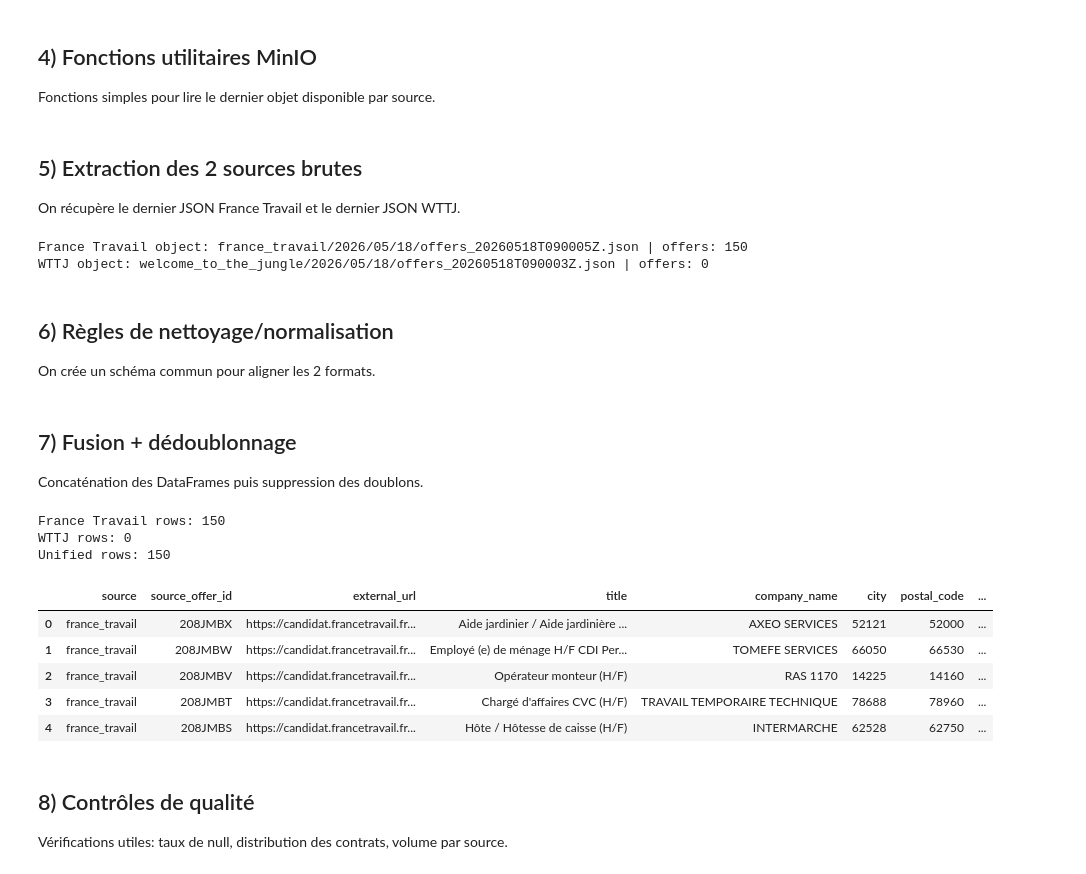
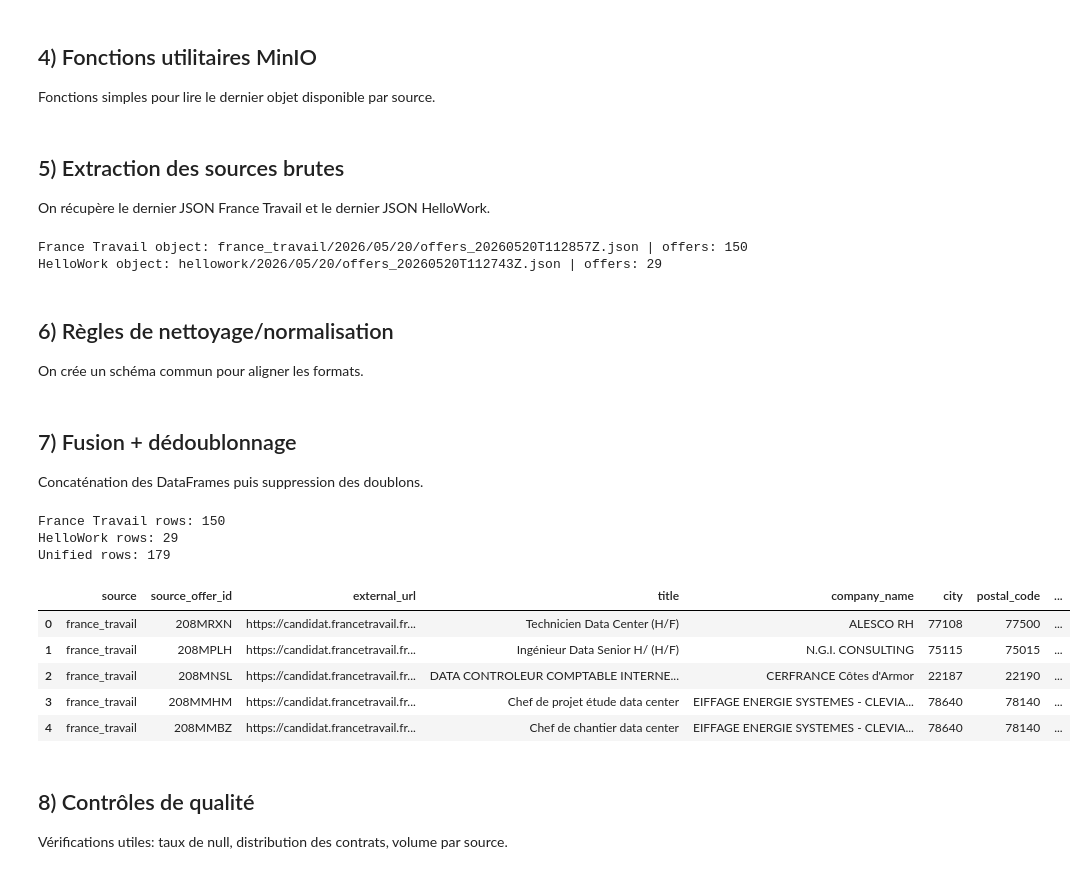
Before and after one commit to YanisBra/Job-market-etl-factory, a Jupyter notebook: notebooks/etl_exploration_minio.ipynb, the cells around one changed output. Cells and saved outputs as stored; diff of their text form; code cells hidden in the pictures.

```diff
--- a/notebooks/etl_exploration_minio.ipynb
+++ b/notebooks/etl_exploration_minio.ipynb
@@ -86,25 +86,25 @@ def read_json_from_minio(bucket: str, object_name: str) -> dict:
         resp.release_conn()
     return json.loads(payload_bytes.decode('utf-8'))
 # %% [markdown]
-## 5) Extraction des 2 sources brutes
+## 5) Extraction des sources brutes
 
-On récupère le dernier JSON France Travail et le dernier JSON WTTJ.
+On récupère le dernier JSON France Travail et le dernier JSON HelloWork.
 # %%
 ft_object = latest_object_name(bucket_api, 'france_travail/')
-wttj_object = latest_object_name(bucket_scrap, 'welcome_to_the_jungle/')
+hw_object = latest_object_name(bucket_scrap, 'hellowork/')
 
 ft_payload = read_json_from_minio(bucket_api, ft_object)
-wttj_payload = read_json_from_minio(bucket_scrap, wttj_object)
+hw_payload = read_json_from_minio(bucket_scrap, hw_object)
 
 print('France Travail object:', ft_object, '| offers:', len(ft_payload.get('offers', [])))
-print('WTTJ object:', wttj_object, '| offers:', len(wttj_payload.get('offers', [])))
+print('HelloWork object:', hw_object, '| offers:', len(hw_payload.get('offers', [])))
 # %% [output]
-France Travail object: france_travail/2026/05/18/offers_20260518T090005Z.json | offers: 150
-WTTJ object: welcome_to_the_jungle/2026/05/18/offers_20260518T090003Z.json | offers: 0
+France Travail object: france_travail/2026/05/20/offers_20260520T112857Z.json | offers: 150
+HelloWork object: hellowork/2026/05/20/offers_20260520T112743Z.json | offers: 29
 # %% [markdown]
 ## 6) Règles de nettoyage/normalisation
 
-On crée un schéma commun pour aligner les 2 formats.
+On crée un schéma commun pour aligner les formats.
 # %%
 def clean_text(v):
     if v is None:
@@ -148,7 +148,7 @@ def normalize_france_travail(offer: dict) -> dict:
     }
 
 
-def normalize_wttj(offer: dict) -> dict:
+def normalize_hellowork(offer: dict) -> dict:
     contract_type_raw = clean_text(offer.get('typeContrat'))
     title = clean_text(offer.get('intitule'))
     alternance_flag = alternance_flag_from_offer(offer)
@@ -156,7 +156,7 @@ def normalize_wttj(offer: dict) -> dict:
     salaire = offer.get('salaire') if isinstance(offer.get('salaire'), dict) else {}
 
     return {
-        'source': 'welcome_to_the_jungle',
+        'source': 'hellowork',
         'source_offer_id': clean_text(offer.get('id')),
         'external_url': clean_text((offer.get('origineOffre') or {}).get('urlOrigine')),
         'title': title,
@@ -181,28 +181,28 @@ def normalize_wttj(offer: dict) -> dict:
 Concaténation des DataFrames puis suppression des doublons.
 # %%
 ft_rows = [normalize_france_travail(o) for o in ft_payload.get('offers', []) if isinstance(o, dict)]
-wttj_rows = [normalize_wttj(o) for o in wttj_payload.get('offers', []) if isinstance(o, dict)]
+hw_rows = [normalize_hellowork(o) for o in hw_payload.get('offers', []) if isinstance(o, dict)]
 
 df_ft = pd.DataFrame(ft_rows)
-df_wttj = pd.DataFrame(wttj_rows)
+df_hw = pd.DataFrame(hw_rows)
 
-df_unified = pd.concat([df_ft, df_wttj], ignore_index=True)
+df_unified = pd.concat([df_ft, df_hw], ignore_index=True)
 df_unified = df_unified.drop_duplicates(subset=['source', 'source_offer_id', 'external_url'], keep='last')
 
 print('France Travail rows:', len(df_ft))
-print('WTTJ rows:', len(df_wttj))
+print('HelloWork rows:', len(df_hw))
 print('Unified rows:', len(df_unified))
 df_unified.head(5)
 # %% [output]
 France Travail rows: 150
-WTTJ rows: 0
-Unified rows: 150
+HelloWork rows: 29
+Unified rows: 179
 |  | source | source_offer_id | external_url | title | company_name | city | postal_code | ... |
-| 0 | france_travail | 208JMBX | https://candidat.francetravail.fr... | Aide jardinier / Aide jardinière ... | AXEO SERVICES | 52121 | 52000 | ... |
-| 1 | france_travail | 208JMBW | https://candidat.francetravail.fr... | Employé (e) de ménage H/F CDI Per... | TOMEFE SERVICES | 66050 | 66530 | ... |
-| 2 | france_travail | 208JMBV | https://candidat.francetravail.fr... | Opérateur monteur (H/F) | RAS 1170 | 14225 | 14160 | ... |
-| 3 | france_travail | 208JMBT | https://candidat.francetravail.fr... | Chargé d'affaires CVC (H/F) | TRAVAIL TEMPORAIRE TECHNIQUE | 78688 | 78960 | ... |
-| 4 | france_travail | 208JMBS | https://candidat.francetravail.fr... | Hôte / Hôtesse de caisse (H/F) | INTERMARCHE | 62528 | 62750 | ... |
+| 0 | france_travail | 208MRXN | https://candidat.francetravail.fr... | Technicien Data Center (H/F) | ALESCO RH | 77108 | 77500 | ... |
+| 1 | france_travail | 208MPLH | https://candidat.francetravail.fr... | Ingénieur Data Senior H/ (H/F) | N.G.I. CONSULTING | 75115 | 75015 | ... |
+| 2 | france_travail | 208MNSL | https://candidat.francetravail.fr... | DATA CONTROLEUR COMPTABLE INTERNE... | CERFRANCE Côtes d'Armor | 22187 | 22190 | ... |
+| 3 | france_travail | 208MMHM | https://candidat.francetravail.fr... | Chef de projet étude data center | EIFFAGE ENERGIE SYSTEMES - CLEVIA... | 78640 | 78140 | ... |
+| 4 | france_travail | 208MMBZ | https://candidat.francetravail.fr... | Chef de chantier data center | EIFFAGE ENERGIE SYSTEMES - CLEVIA... | 78640 | 78140 | ... |
 # %% [markdown]
 ## 8) Contrôles de qualité
 
```
Also changed, not shown: parts of 4 cells of this notebook, 11 other files.
